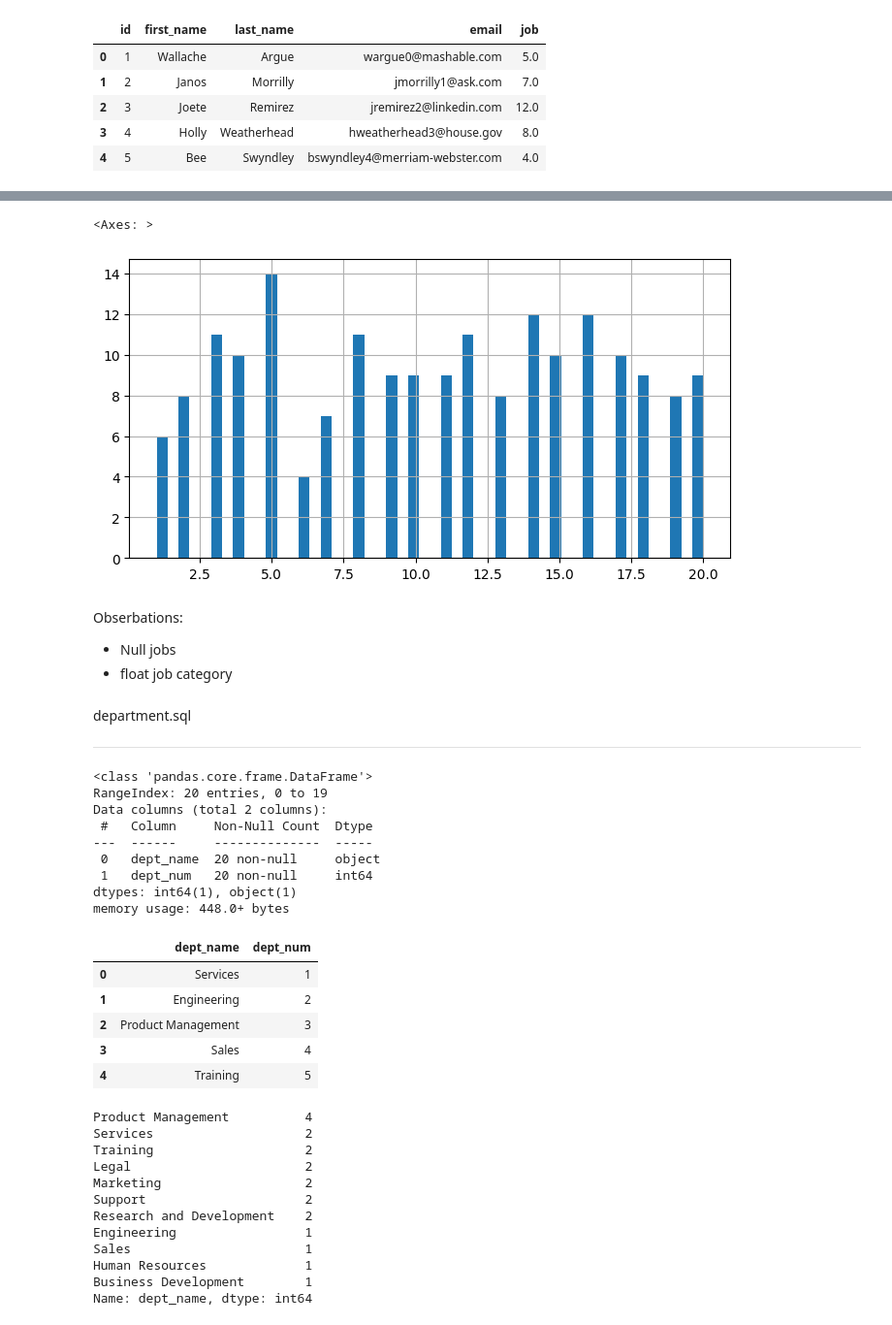
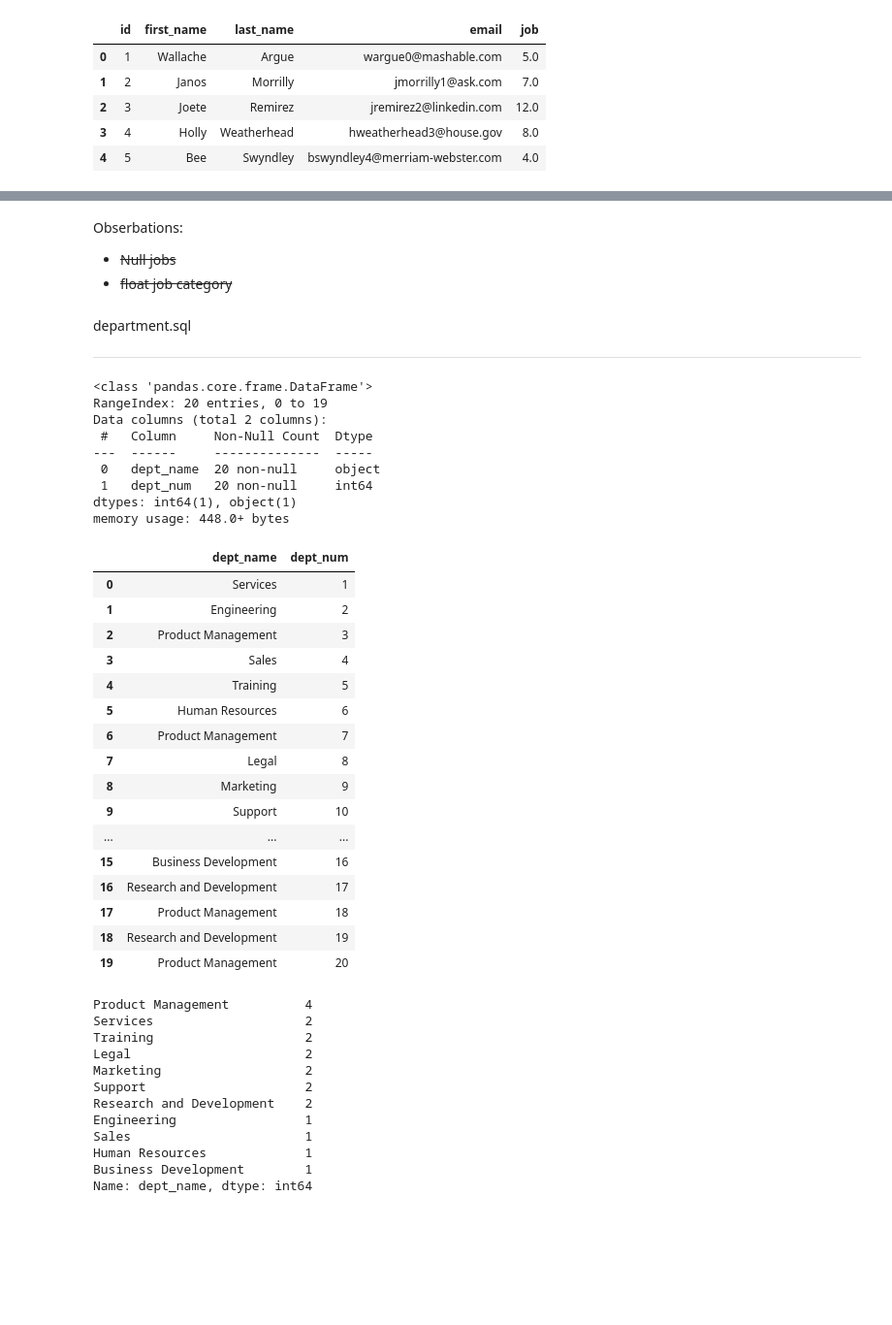
Before and after one commit to AdelGitGud/Notebook-testing-ground, a Jupyter notebook: ECORP1.ipynb, the cells around one changed output, grey strips where cells are left out. Shown at 97% size. Saved outputs shown, nothing was run; the diff lists cells and outputs as text; code cells hidden in the pictures; blank space fills up the shorter version.

```diff
--- a/ECORP1.ipynb
+++ b/ECORP1.ipynb
@@ -164,38 +159,44 @@ employeesCsv["job"].value_counts()
 1.0      6
 6.0      4
 Name: job, dtype: int64
-# %%
-employeesCsv["job"].hist(bins=50, figsize=(8, 4))
-# %% [output]
-<Axes: >
-[figure, removed]
 # %% [markdown]
 Obserbations:
-*   Null jobs
-*   float job category
+*   ~~Null jobs~~
+*   ~~float job category~~
 # %% [markdown]
 department.sql
 
 ---
 # %%
 departmentSql.info()
-departmentSql.head()
+departmentSql
 # %% [output]
 <class 'pandas.core.frame.DataFrame'>
 RangeIndex: 20 entries, 0 to 19
 Data columns (total 2 columns):
  #   Column     Non-Null Count  Dtype
 ---  ------     --------------  -----
  0   dept_name  20 non-null     object
  1   dept_num   20 non-null     int64
 dtypes: int64(1), object(1)
 memory usage: 448.0+ bytes
 |  | dept_name | dept_num |
 | 0 | Services | 1 |
 | 1 | Engineering | 2 |
 | 2 | Product Management | 3 |
 | 3 | Sales | 4 |
 | 4 | Training | 5 |
+| 5 | Human Resources | 6 |
+| 6 | Product Management | 7 |
+| 7 | Legal | 8 |
+| 8 | Marketing | 9 |
+| 9 | Support | 10 |
+| ... | ... | ... |
+| 15 | Business Development | 16 |
+| 16 | Research and Development | 17 |
+| 17 | Product Management | 18 |
+| 18 | Research and Development | 19 |
+| 19 | Product Management | 20 |
 # %%
 departmentSql["dept_name"].value_counts()
 # %% [output]
```
Also changed, not shown: parts of 11 cells of this notebook.
